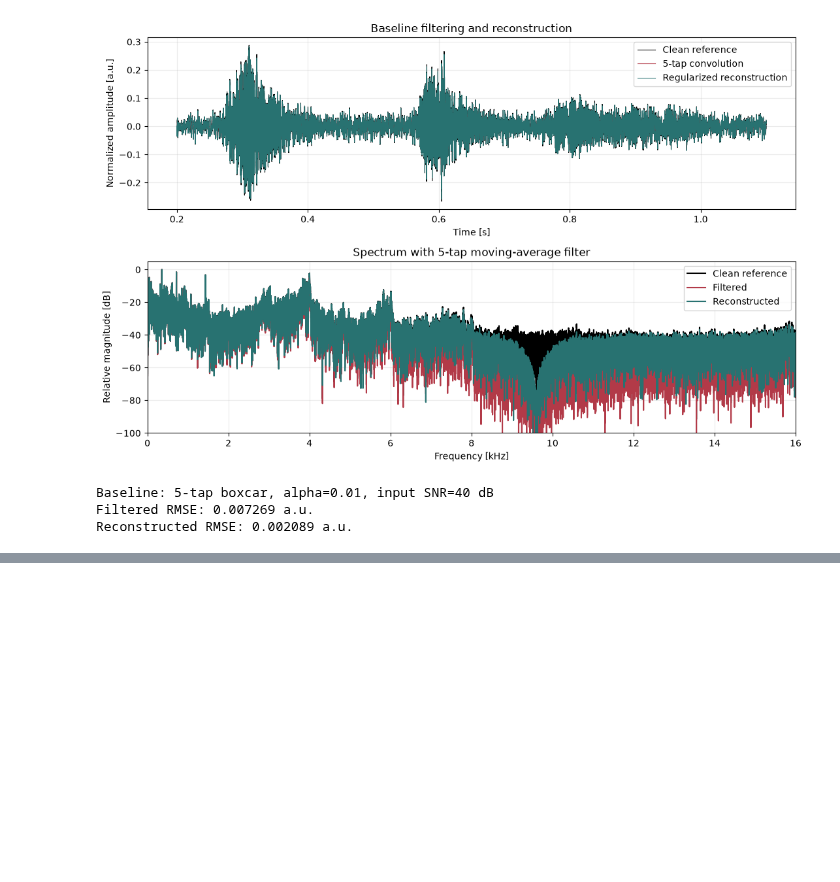
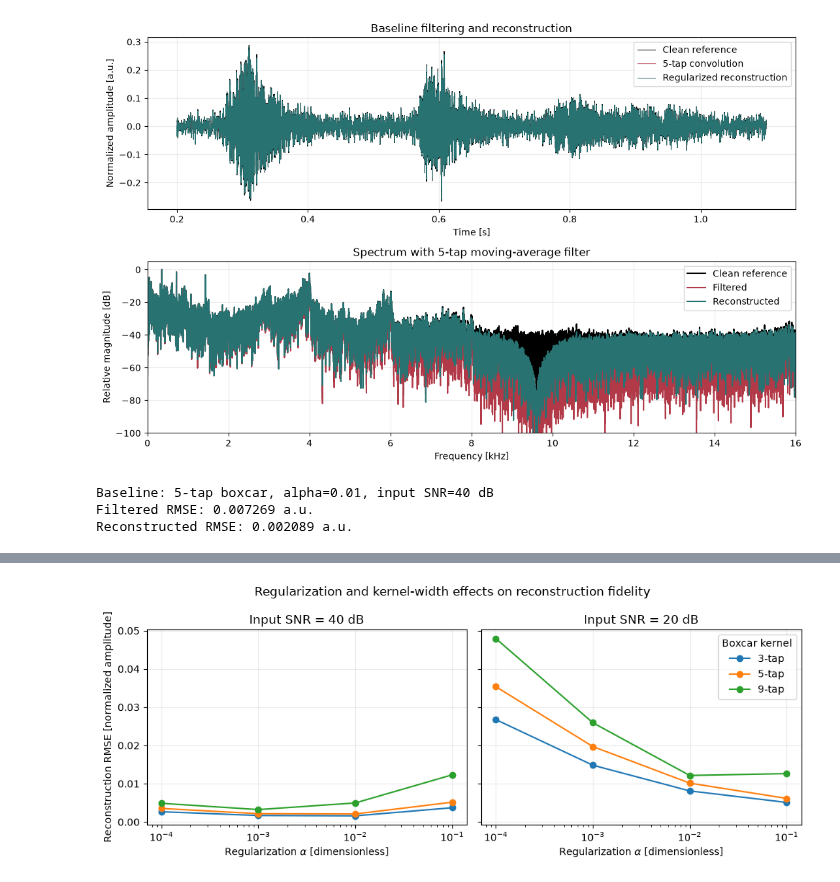
Before and after one commit to NotSchebs/gbsv_challenge, a Jupyter notebook: gbsv_mc1/03_convolution.ipynb, the cells around one changed output, grey strips where cells are left out. Saved outputs shown, nothing was run; the diff lists cells and outputs as text; code cells hidden in the pictures; blank space fills up the shorter version.

```diff
--- a/gbsv_mc1/03_convolution.ipynb
+++ b/gbsv_mc1/03_convolution.ipynb
@@ -271,0 +284,73 @@ Reconstructed RMSE: 0.002089 a.u.
+# %%
+from pathlib import Path
+
+import matplotlib.pyplot as plt
+import numpy as np
+import soundfile as sf
+from scipy.fft import irfft, rfft
+
+
+data_dir = DATA_DIR
+clean_signal, sample_rate = sf.read(data_dir / "call_template_2s_48khz.wav")
+if clean_signal.ndim == 2:
+    clean_signal = clean_signal.mean(axis=1)
+
+kernel_lengths = [3, 5, 9]
+regularization_values = [1e-4, 1e-3, 1e-2, 1e-1]
+input_snr_levels = [40, 20]
+signal_rms = np.sqrt(np.mean(clean_signal**2))
+rng = np.random.default_rng(2026)
+results = []
+
+
+def manual_circular_convolution(values, weights):
+    filtered = np.zeros_like(values)
+    radius = len(weights) // 2
+    for index, weight in enumerate(weights):
+        filtered += weight * np.roll(values, index - radius)
+    return filtered
+
+
+for kernel_length in kernel_lengths:
+    kernel = np.ones(kernel_length) / kernel_length
+    radius = kernel_length // 2
+    filtered_signal = manual_circular_convolution(clean_signal, kernel)
+    filtered_rmse = float(np.sqrt(np.mean((clean_signal - filtered_signal) ** 2)))
+    padded_kernel = np.zeros(len(clean_signal))
+    for index, weight in enumerate(kernel):
+        padded_kernel[(index - radius) % len(clean_signal)] += weight
+    frequency_response = rfft(padded_kernel)
+
+    for input_snr_db in input_snr_levels:
+        noise_rms = signal_rms / (10 ** (input_snr_db / 20))
+        observed_signal = filtered_signal + rng.normal(0, noise_rms, len(clean_signal))
+        observed_spectrum = rfft(observed_signal)
+
+        for regularization in regularization_values:
+            restored_signal = irfft(
+                observed_spectrum * np.conj(frequency_response)
+                / (np.abs(frequency_response) ** 2 + regularization),
+                n=len(clean_signal),
+            )
+            restored_rmse = float(np.sqrt(np.mean((clean_signal - restored_signal) ** 2)))
+            results.append((kernel_length, input_snr_db, regularization, filtered_rmse, restored_rmse))
+
+print("kernel | input SNR [dB] | alpha | filtered RMSE [a.u.] | restored RMSE [a.u.]")
+for kernel_length, input_snr_db, regularization, filtered_rmse, restored_rmse in results:
+    print(f"{kernel_length:>6} | {input_snr_db:>14} | {regularization:.0e} | {filtered_rmse:.6f} | {restored_rmse:.6f}")
+
+fig, axes = plt.subplots(1, 2, figsize=(10, 4), sharey=True)
+for axis, input_snr_db in zip(axes, input_snr_levels):
+    for kernel_length in kernel_lengths:
+        rows = [row for row in results if row[0] == kernel_length and row[1] == input_snr_db]
+        axis.plot(regularization_values, [row[4] for row in rows], marker="o", label=f"{kernel_length}-tap")
+    axis.set_xscale("log")
+    axis.set_xlabel("Regularization $\\alpha$ [dimensionless]")
+    axis.set_title(f"Input SNR = {input_snr_db} dB")
+    axis.grid(alpha=0.25)
+axes[0].set_ylabel("Reconstruction RMSE [normalized amplitude]")
+axes[1].legend(title="Boxcar kernel")
+fig.suptitle("Regularization and kernel-width effects on reconstruction fidelity")
+plt.tight_layout()
+plt.show()
+# %% [output]
@@ -271,0 +374 @@ Reconstructed RMSE: 0.002089 a.u.
+[figure, added]
```
Also changed, not shown: parts of 12 cells of this notebook, 6 other files.
